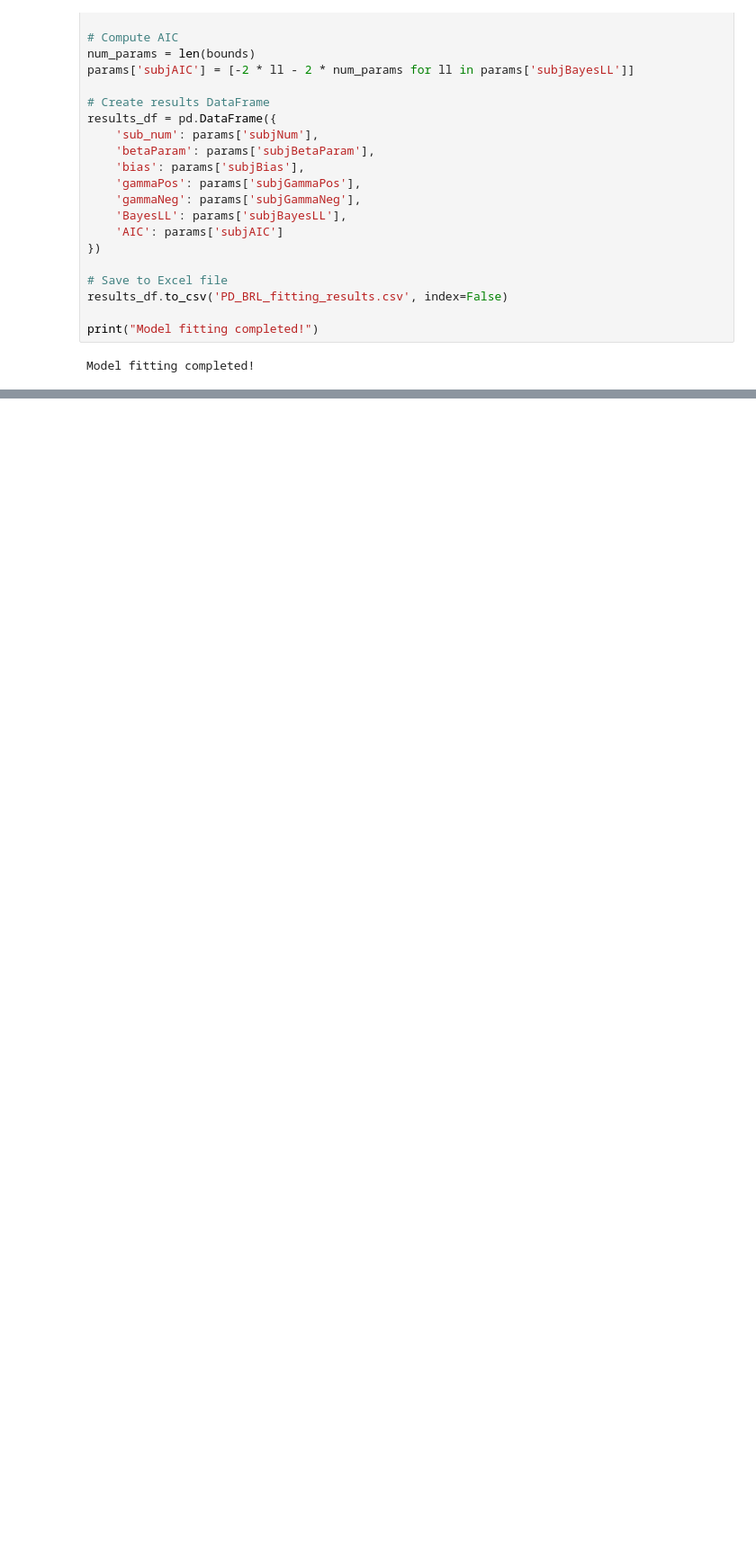
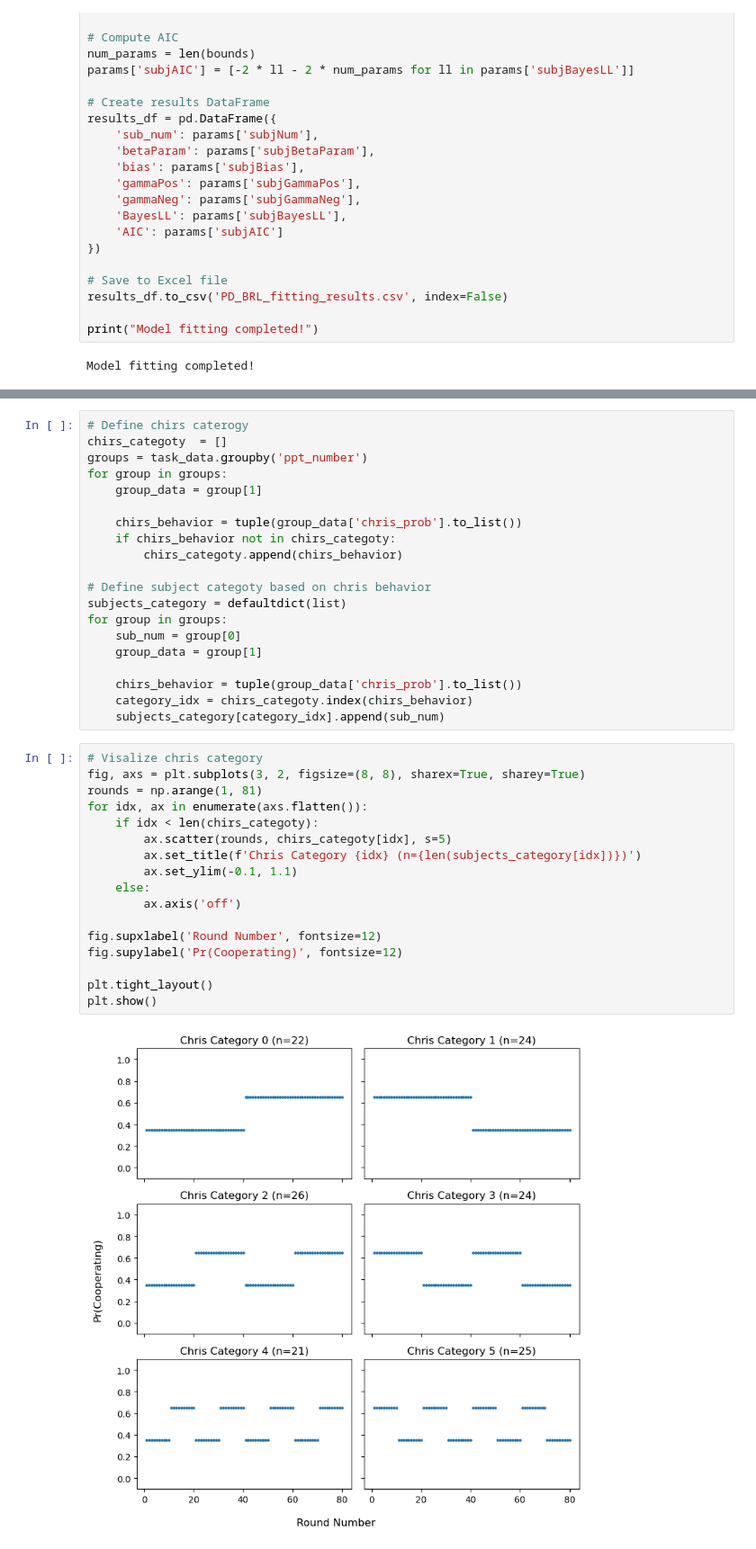
Before and after one commit to elxl/theory-of-mind-in-game, a Jupyter notebook: IPD_BRL.ipynb, the cells around one changed output, grey strips where cells are left out. Shown at 90% size. Cells and saved outputs as stored; diff of their text form; blank space fills up the shorter version.

Commit message:
add visualization

```diff
--- a/IPD_BRL.ipynb
+++ b/IPD_BRL.ipynb
@@ -175,0 +192,39 @@ Model fitting completed!
+# %%
+# Define chirs caterogy
+chirs_categoty  = []
+groups = task_data.groupby('ppt_number')
+for group in groups:
+    group_data = group[1]
+
+    chirs_behavior = tuple(group_data['chris_prob'].to_list())
+    if chirs_behavior not in chirs_categoty:
+        chirs_categoty.append(chirs_behavior)
+
+# Define subject categoty based on chris behavior
+subjects_category = defaultdict(list)
+for group in groups:
+    sub_num = group[0]
+    group_data = group[1]
+
+    chirs_behavior = tuple(group_data['chris_prob'].to_list())
+    category_idx = chirs_categoty.index(chirs_behavior)
+    subjects_category[category_idx].append(sub_num)
+# %%
+# Visalize chris category
+fig, axs = plt.subplots(3, 2, figsize=(8, 8), sharex=True, sharey=True)
+rounds = np.arange(1, 81)
+for idx, ax in enumerate(axs.flatten()):
+    if idx < len(chirs_categoty):
+        ax.scatter(rounds, chirs_categoty[idx], s=5)
+        ax.set_title(f'Chris Category {idx} (n={len(subjects_category[idx])})')
+        ax.set_ylim(-0.1, 1.1)
+    else:
+        ax.axis('off')
+
+fig.supxlabel('Round Number', fontsize=12)
+fig.supylabel('Pr(Cooperating)', fontsize=12)
+
+plt.tight_layout()
+plt.show()
+# %% [output]
+[figure, added]
```
Also changed, not shown: parts of 4 cells of this notebook.
